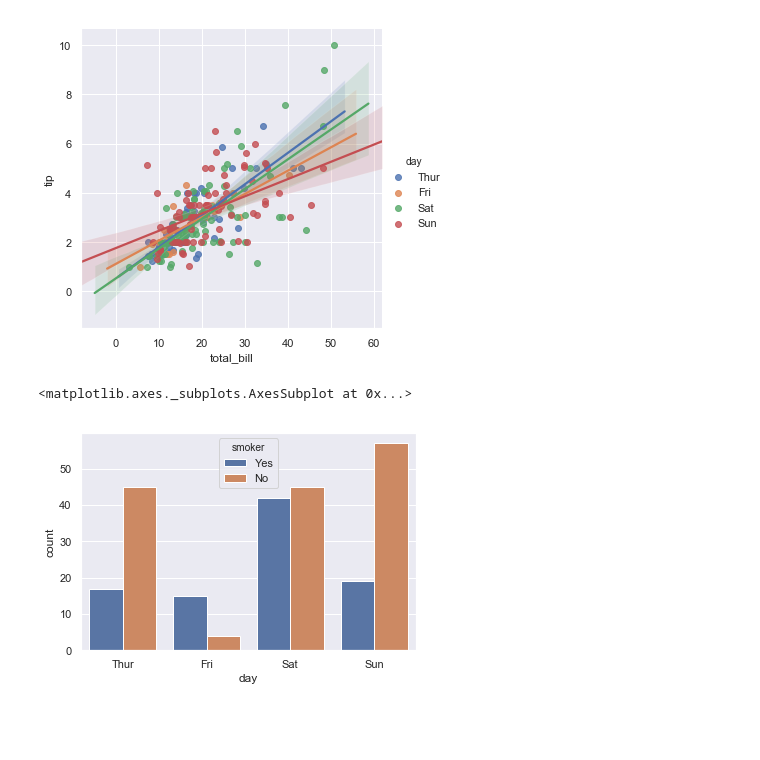
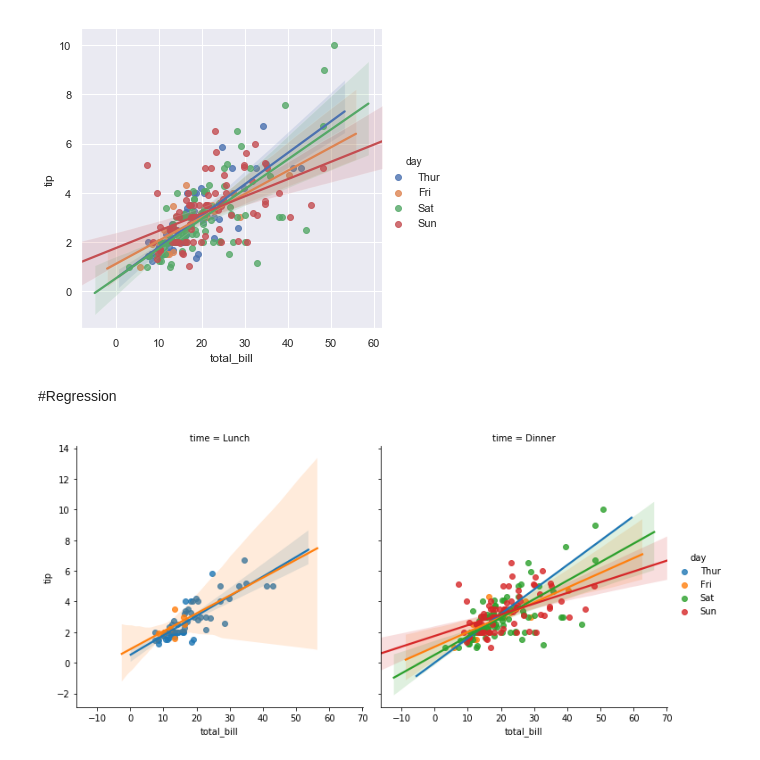
Before and after one commit to chloemcgarry/Fundamentalsofdataanalysis-project, a Jupyter notebook: fundamentalsproject.ipynb, the cells around one changed output. Saved outputs shown, nothing was run; the diff lists cells and outputs as text; code cells hidden in the pictures; blank space fills up the shorter version.

Commit message:
Started Regression

```diff
--- a/fundamentalsproject.ipynb
+++ b/fundamentalsproject.ipynb
@@ -18,3 +20,8 @@ tips = sns.load_dataset("tips")
 tips.shape
 # %% [output]
 (244, 7)
+# %%
+import seaborn as sns
+tips = sns.load_dataset("tips")
+#looking at the information available about the data set
+tips.info()
@@ -195,8 +328,9 @@ sns.lmplot(x = "total_bill", y = "tip", data = tips, hue="day")
 # %% [output]
 <seaborn.axisgrid.FacetGrid at 0x...>
 [figure]
+# %% [markdown]
+#Regression
 # %%
-sns.countplot(x='day',hue='smoker' , data=tips)
+sns.lmplot(x="total_bill", y="tip", col="time", hue="day", data=tips);
 # %% [output]
-<matplotlib.axes._subplots.AxesSubplot at 0x...>
-[figure, old version]
+[figure, new version]
```
Also changed, not shown: parts of 25 cells of this notebook.
